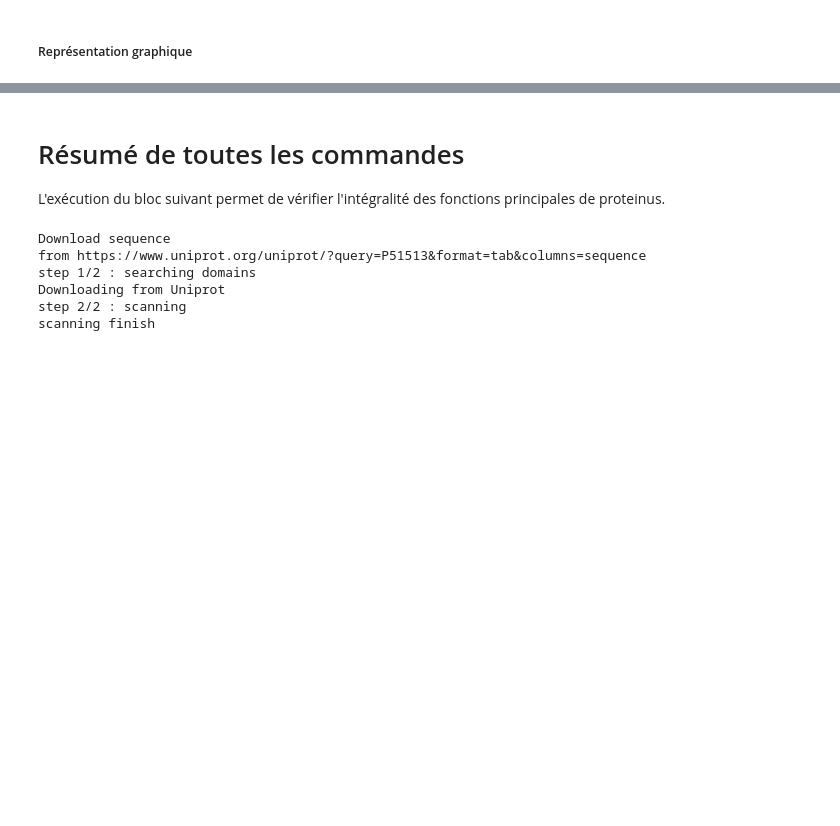
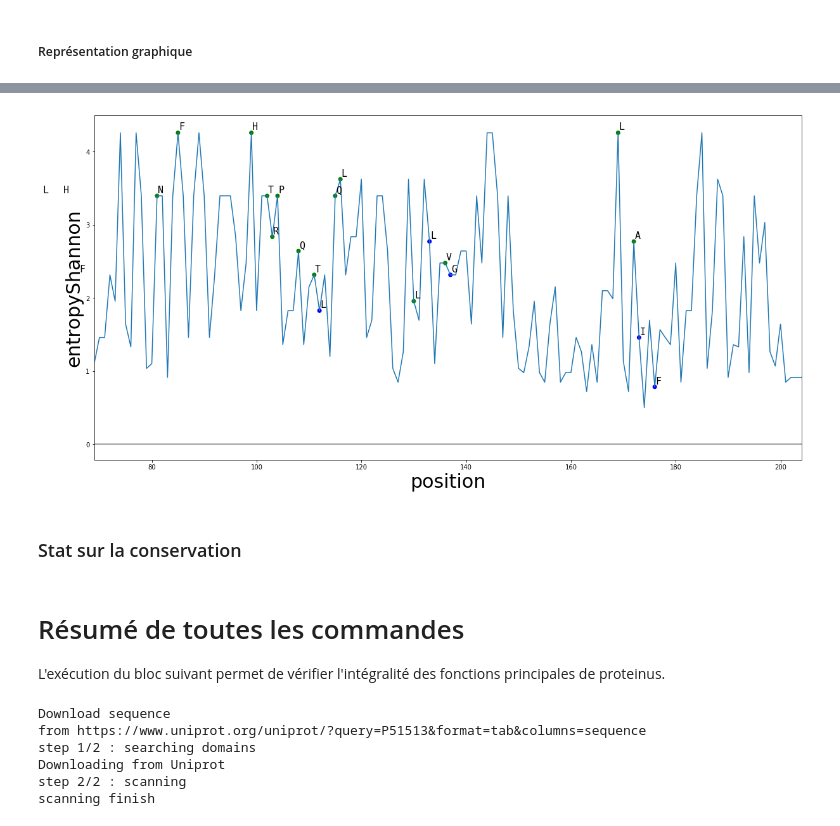
Before and after one commit to AntoineHeurtel/TetR-Binding-Motif, a Jupyter notebook: Proteinus.ipynb, the cells around one changed output, grey strips where cells are left out. Cells and saved outputs as stored; diff of their text form; code cells hidden in the pictures; blank space fills up the shorter version.

```diff
--- a/Proteinus.ipynb
+++ b/Proteinus.ipynb
@@ -732,0 +843,10 @@ plt.show()
+# %%
+f = open(fileTXT, 'r')
+AAchimera = []
+for line in f.readlines():
+    elements = re.search('^#0.1.(?!.*HOH|.*MG).*',line)
+    if elements:
+        m = elements.string.split(" ")
+        AAchimera.append((pep.threeToOne(m[1]), int(m[2].strip().split(".")[0])))
+        #print(m[1]+" at "+str(pos[0]))
+print(AAchimera)
@@ -732,0 +860,10 @@ plt.show()
+# %%
+d = {}
+for pos, aa in enumerate(P04483.seq):
+    if pos not in d:
+        d[pos] = [aa]
+for aa1, pos1 in AApdb:
+    d[pos1-1].append(aa1.lower())
+for aa2, pos2 in AAchimera:
+    d[pos2-1].append(aa2)
+print(d)
@@ -732,0 +947,43 @@ plt.show()
+# %%
+#entropie = P04483.entropy[int(interval[0]):int(interval[1])]
+#entropie = P04483.entropy
+entropie = P04483.entropyHeight
+plt.plot(entropie)
+interval = P04483.domains['Tetracyclin repressor-like, C-terminal domain superfamily']['interval'][0]
+#interval = (0,len(entropie))
+plt.xlim(int(interval[0]),int(interval[1]))
+#plt.xlim(30,80)
+colors = []
+AAlist = []
+xy = {"x": [] , "y" : []}
+
+"""for pos,i in enumerate(entropie):
+    if i == 0:
+        AA = P04483.seq[pos-int(interval[0])]
+        xy["x"].append(pos)
+        xy ["y"].append(0)
+        colors.append('magenta')
+        plt.text(pos, 0, AA, fontsize=12, position=(pos-0.5, entropie[pos]-0.07), fontname='monospace', color = 'grey')
+    else:
+        AA = P04483.seq[pos-int(interval[0])]
+        xy = (pos, entropie[pos])
+        plt.plot(xy[0], xy[1])
+        plt.annotate(AA, xy=xy, textcoords='data', fontsize=15)"""
+
+for color in result:
+    if color in ["green", "blue"]:
+        duo = result[color]
+        for aa, pos in duo:
+            xy["x"].append(pos)
+            xy ["y"].append(entropie[pos])
+            colors.append(color)
+            plt.text(pos, entropie[pos], aa, fontsize=15, position=(pos+0.15, entropie[pos]+0.04), fontname='monospace')
+plt.scatter("x","y", data=xy, c=colors)
+plt.ylabel('entropyShannon', fontsize=30)
+plt.xlabel('position', fontsize=30)
+axhline(0, color='grey')
+plt.show()
+# %% [output]
+[figure, added]
+# %% [markdown]
+### Stat sur la conservation
```
Also changed, not shown: parts of 34 cells of this notebook, 2 other files.
